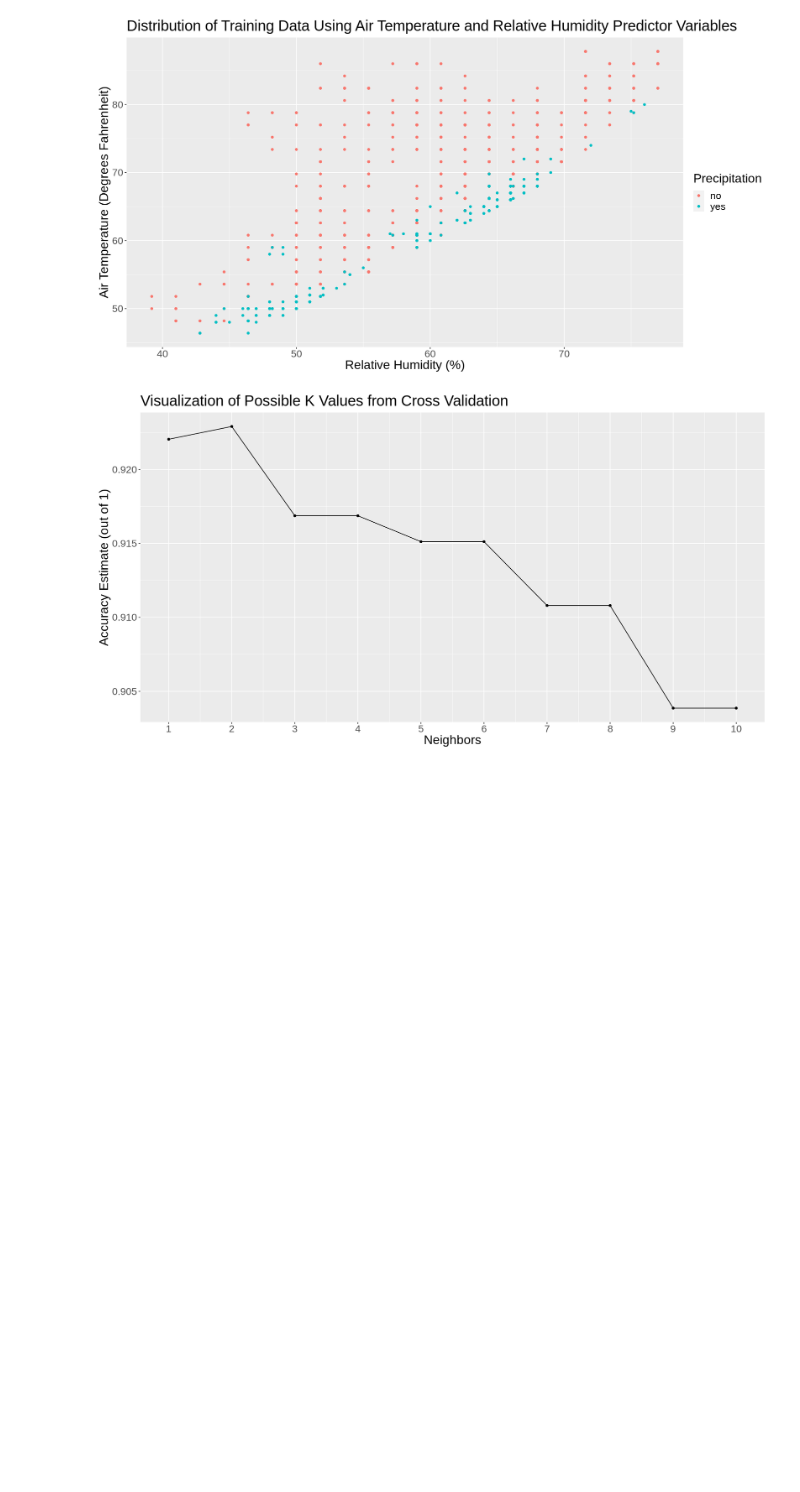
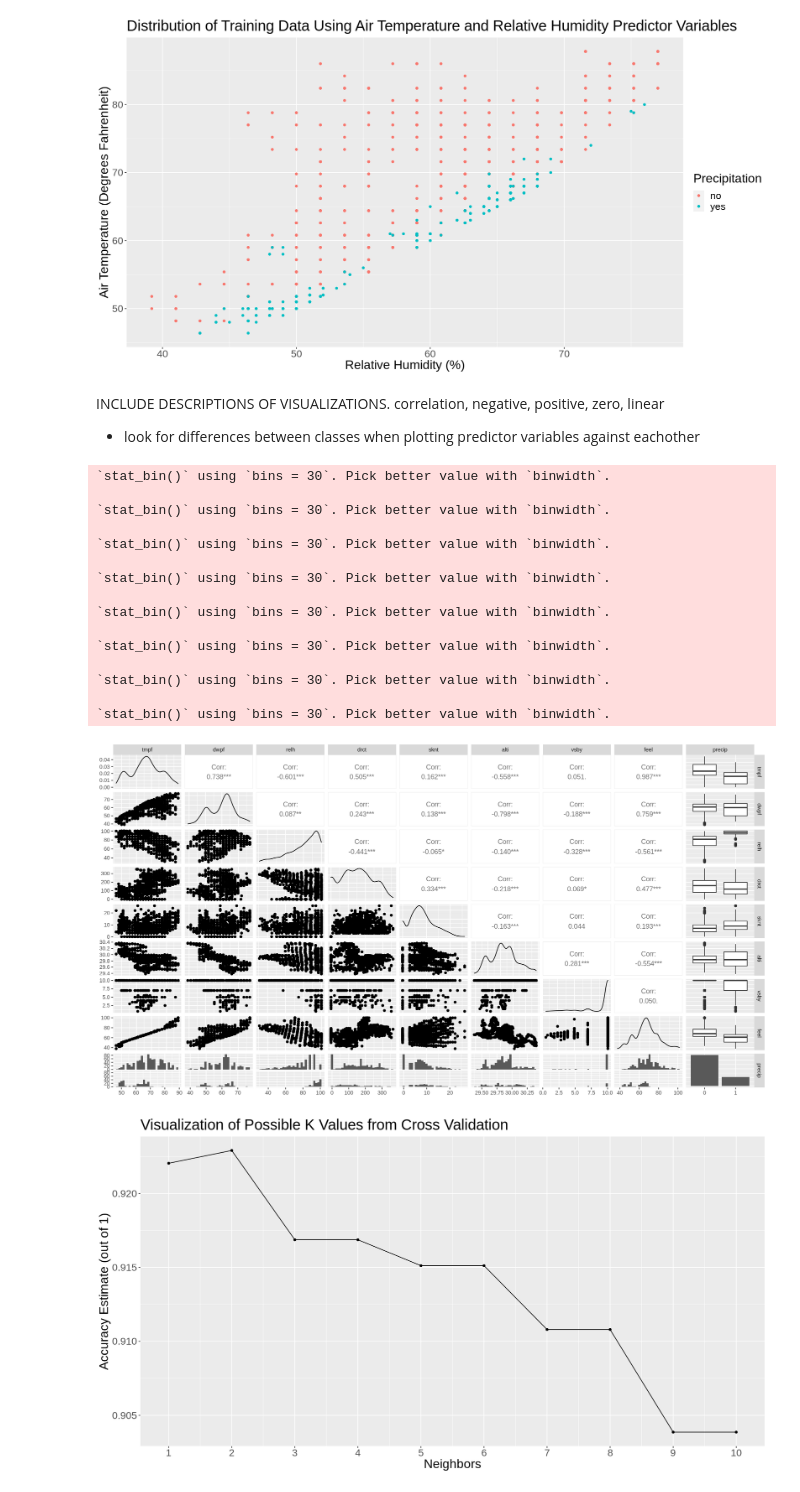
Before and after one commit to joobjoobsi/DSCI-group-44-project, a Jupyter notebook: GroupProject.ipynb, the cells around one changed output. Cells and saved outputs as stored; diff of their text form; code cells hidden in the pictures; blank space fills up the shorter version.

```diff
--- a/GroupProject.ipynb
+++ b/GroupProject.ipynb
@@ -54,16 +58,13 @@ set.seed(420)
 # %%
-set.seed(420)
-#loading data into R
-metar_data <- read_csv("https://mesonet.agron.iastate.edu/cgi-bin/request/asos.py?station=IKV&data=all&year1=2008&month1=5&day1=22&year2=2008&month2=6&day2=15&tz=Etc%2FUTC&format=onlycomma&latlon=no&elev=no&missing=empty&trace=T&direct=no&report_type=3&report_type=4")
-
 #wrangling data to elimate non-predictor variables
 #formatted predicted class column "precip" so it can be used by KNN algorithm
+set.seed(420)
 
 metar_data['p01i'][metar_data['p01i'] > 0 ] <- 1
 
 metar_wrangled <- metar_data |>
     mutate(precip = as_factor(p01i)) |>
-    select(-station, -valid, -metar, -snowdepth, -wxcodes,
+    select(b-station, -valid, -metar, -snowdepth, -wxcodes,
            -mslp, -peak_wind_gust, -peak_wind_drct, -peak_wind_gust,
            -skyc1, -skyc2, -skyc3, -skyc4, -peak_wind_time, -ice_accretion_1hr,
            -ice_accretion_3hr, -ice_accretion_6hr, -p01i, - skyl4, -skyl1, -skyl2, -skyl3, -gust) |>
@@ -149,6 +152,28 @@ metar_vis2
 # %% [output]
 [figure]
 [figure]
+# %% [markdown]
+INCLUDE DESCRIPTIONS OF VISUALIZATIONS. correlation, negative, positive, zero, linear
+- look for differences between classes when plotting predictor variables against eachother
+# %%
+ggpairs(metar_training)
+# %% [output]
+`stat_bin()` using `bins = 30`. Pick better value with `binwidth`.
+
+`stat_bin()` using `bins = 30`. Pick better value with `binwidth`.
+
+`stat_bin()` using `bins = 30`. Pick better value with `binwidth`.
+
+`stat_bin()` using `bins = 30`. Pick better value with `binwidth`.
+
+`stat_bin()` using `bins = 30`. Pick better value with `binwidth`.
+
+`stat_bin()` using `bins = 30`. Pick better value with `binwidth`.
+
+`stat_bin()` using `bins = 30`. Pick better value with `binwidth`.
+
+`stat_bin()` using `bins = 30`. Pick better value with `binwidth`.
+[figure, added]
 # %%
 set.seed(420)
 #generating recipe
```
Also changed, not shown: parts of 17 cells of this notebook.
